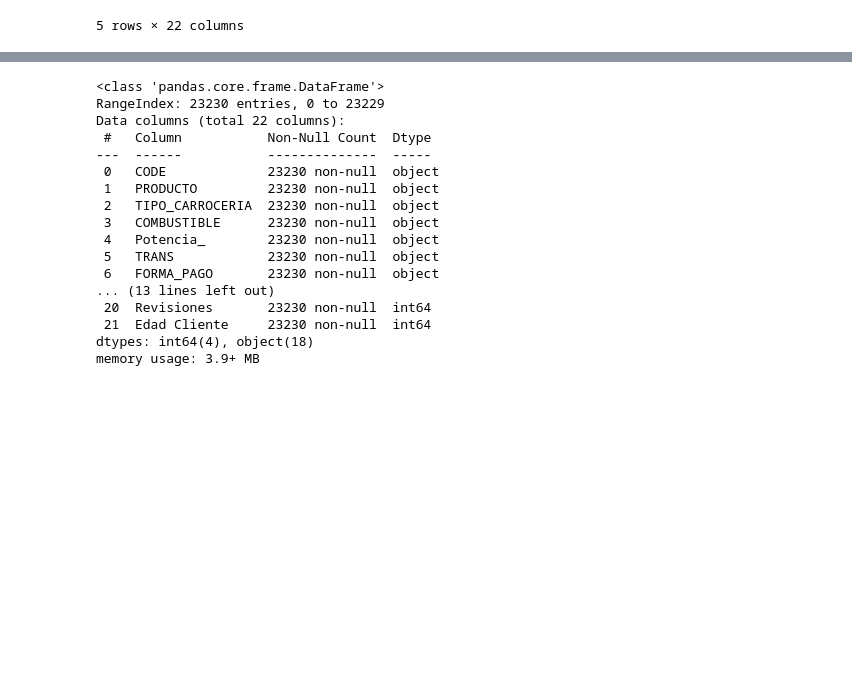
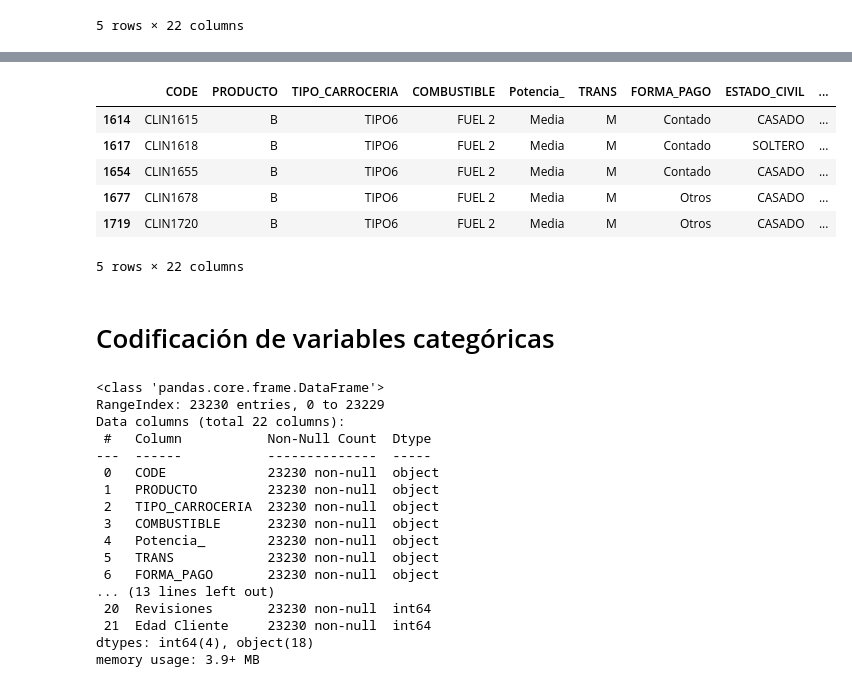
Before and after one commit to jzazooro/Optimizacionenredes1, a Jupyter notebook: prueba.ipynb, the cells around one changed output, grey strips where cells are left out. Saved outputs shown, nothing was run; the diff lists cells and outputs as text; code cells hidden in the pictures; blank space fills up the shorter version.

```diff
--- a/prueba.ipynb
+++ b/prueba.ipynb
@@ -18,0 +129,13 @@ df.head()
+# %%
+# Usar Z-score para detectar outliers
+z_scores = np.abs(stats.zscore(df['COSTE_VENTA']))
+outliers = df[z_scores > 3]  # Los valores con Z-score mayor que 3 son considerados outliers
+outliers.head()
+# %% [output]
+|  | CODE | PRODUCTO | TIPO_CARROCERIA | COMBUSTIBLE | Potencia_ | TRANS | FORMA_PAGO | ESTADO_CIVIL | ... |
+| 1614 | CLIN1615 | B | TIPO6 | FUEL 2 | Media | M | Contado | CASADO | ... |
+| 1617 | CLIN1618 | B | TIPO6 | FUEL 2 | Media | M | Contado | SOLTERO | ... |
+| 1654 | CLIN1655 | B | TIPO6 | FUEL 2 | Media | M | Contado | CASADO | ... |
+| 1677 | CLIN1678 | B | TIPO6 | FUEL 2 | Media | M | Otros | CASADO | ... |
+| 1719 | CLIN1720 | B | TIPO6 | FUEL 2 | Media | M | Otros | CASADO | ... |
+5 rows × 22 columns
@@ -19,3 +145,5 @@ df.head()
+# %% [markdown]
+# Codificación de variables categóricas
 # %%
 df.info()
 # %% [output]
```
Also changed, not shown: parts of 24 cells of this notebook.
